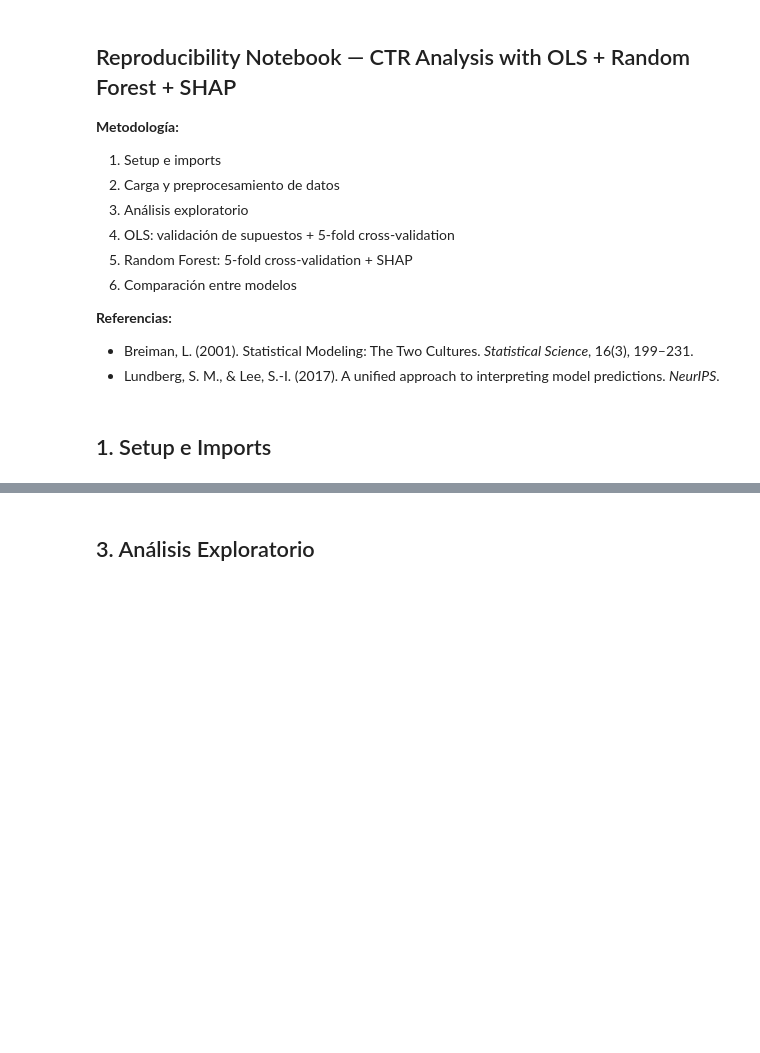
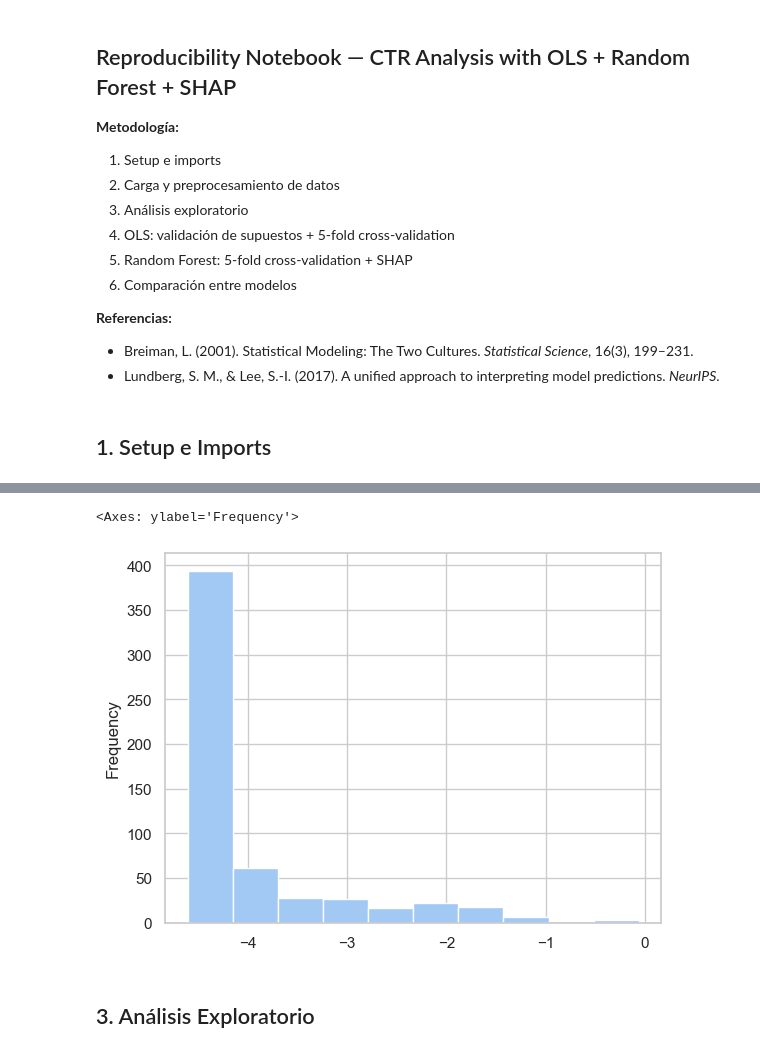
Before and after one commit to camilojaure/NarrativeLens, a Jupyter notebook: src/modeling/regression_analysis_thesis_v2.ipynb, the cells around one changed output, grey strips where cells are left out. Drawn from its saved outputs; the diff is of its cells as text; code cells hidden in the pictures; blank space fills up the shorter version.

```diff
--- a/src/modeling/regression_analysis_thesis_v2.ipynb
+++ b/src/modeling/regression_analysis_thesis_v2.ipynb
@@ -77,3 +116,8 @@ print(df['log_ctr'].describe().round(4))
+# %%
+df['log_ctr'].plot(kind='hist')
+# %% [output]
+<Axes: ylabel='Frequency'>
+[figure, added]
 # %% [markdown]
 ## 3. Análisis Exploratorio
 # %%
```
Also changed, not shown: parts of 6 cells of this notebook, 1 other file.
